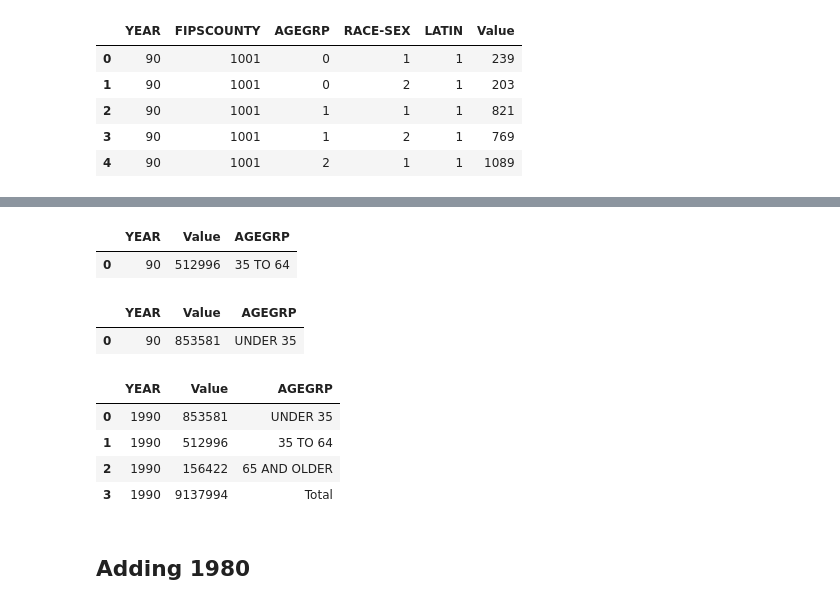
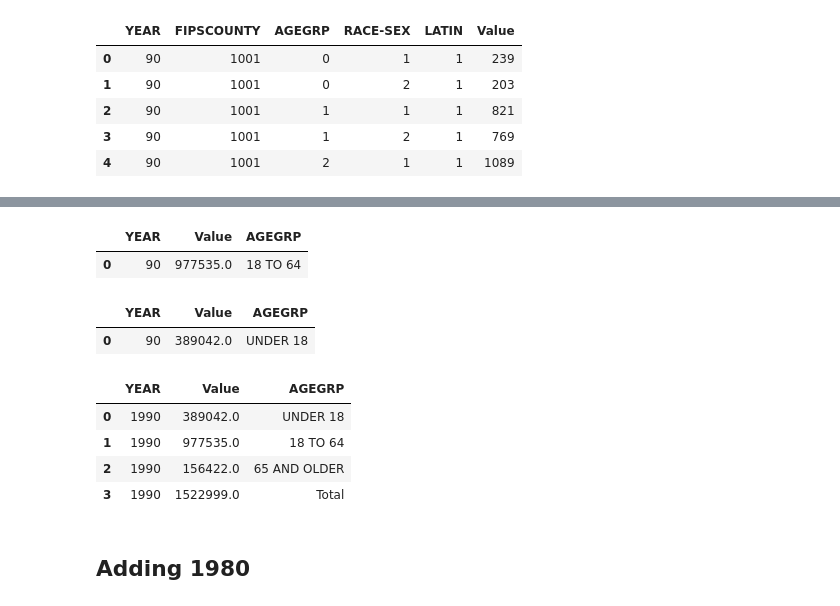
Before and after one commit to olivergwynn/OliverFourthTask, a Jupyter notebook: Task4.ipynb, the cells around one changed output, grey strips where cells are left out. Drawn from its saved outputs; the diff is of its cells as text; code cells hidden in the pictures.

```diff
--- a/Task4.ipynb
+++ b/Task4.ipynb
@@ -230,6 +257,9 @@ added_1990_df = filtered_df.groupby(['YEAR', 'AGEGRP'], as_index=False)['Value']
 
 # Print the combined DataFrame
 print(added_1990_df)
+
+# Sum all values in the "VALUE" column
+total_value_sum = added_1990_df['Value'].sum()
 # %% [output]
     YEAR  AGEGRP   Value
 0     90       0   23969
@@ -269,51 +326,49 @@ over_64_df.head()
 # %%
-# Define the age groups for 35 to 64
-AGE35TO64 = [8, 9, 10,11,12,13]
+# Define the age groups for 18 to 64
+AGE18TO64 = ['18 to 19',5,6,7,8, 9, 10,11,12,13]
 
 # Filter the DataFrame for the specified age groups
-filtered_df_35to64 = added_1990_df[added_1990_df['AGEGRP'].isin(AGE35TO64)]
+filtered_df_18to64 = added_1990_df[added_1990_df['AGEGRP'].isin(AGE18TO64)]
 
 # Group by 'YEAR' and sum 'Value' for each group, creating a new 'AGEGRP' for "35 TO 64"
-age35to64_df = filtered_df_35to64.groupby('YEAR')['Value'].sum().reset_index()
-age35to64_df['AGEGRP'] = '35 TO 64'
+age18to64_df = filtered_df_18to64.groupby('YEAR')['Value'].sum().reset_index()
+age18to64_df['AGEGRP'] = '18 TO 64'
 
-age35to64_df.head()
+age18to64_df.head()
 # %% [output]
 |  | YEAR | Value | AGEGRP |
-| 0 | 90 | 512996 | 35 TO 64 |
+| 0 | 90 | 977535.0 | 18 TO 64 |
 # %%
-AGEUNDER35 = [0,1,2,3,4,5,6,7]
+# Define the age groups for under 18
+AGEUNDER18 = [0,1,2,3,'15 to 17']
 
 # Filter the DataFrame for the specified age groups
-under_35_df = added_1990_df[added_1990_df['AGEGRP'].isin(AGEUNDER35)]
+under_18_df = added_1990_df[added_1990_df['AGEGRP'].isin(AGEUNDER18)]
 
 # Group by 'YEAR' and sum 'Value' for each group, creating a new 'AGEGRP' for "UNDER 35"
-under_35_df = under_35_df.groupby('YEAR')['Value'].sum().reset_index()
-under_35_df['AGEGRP'] = 'UNDER 35'
+under_18_df = under_18_df.groupby('YEAR')['Value'].sum().reset_index()
+under_18_df['AGEGRP'] = 'UNDER 18'
 
-under_35_df.head()
+under_18_df.head()
 # %% [output]
 |  | YEAR | Value | AGEGRP |
-| 0 | 90 | 853581 | UNDER 35 |
+| 0 | 90 | 389042.0 | UNDER 18 |
 # %%
-# Sum all values in the "VALUE" column
-total_value_sum = combined_1990_df['Value'].sum()
-
 # Create a new DataFrame for the row to be added
 new_row_df = pd.DataFrame({'YEAR': [90], 'AGEGRP': ['Total'], 'Value': [total_value_sum]})
 
-combined_1990_df = pd.concat([under_35_df, age35to64_df, over_64_df, new_row_df], ignore_index=True)
+combined_1990_df = pd.concat([under_18_df, age18to64_df, over_64_df, new_row_df], ignore_index=True)
 
 # Change rows where YEAR="90" to YEAR="1990"
 combined_1990_df.loc[combined_1990_df['YEAR'] == 90, 'YEAR'] = 1990
 
 combined_1990_df.head()
 # %% [output]
 |  | YEAR | Value | AGEGRP |
-| 0 | 1990 | 853581 | UNDER 35 |
-| 1 | 1990 | 512996 | 35 TO 64 |
-| 2 | 1990 | 156422 | 65 AND OLDER |
-| 3 | 1990 | 9137994 | Total |
+| 0 | 1990 | 389042.0 | UNDER 18 |
+| 1 | 1990 | 977535.0 | 18 TO 64 |
+| 2 | 1990 | 156422.0 | 65 AND OLDER |
+| 3 | 1990 | 1522999.0 | Total |
 # %% [markdown]
 ## Adding 1980
 # %%
```
Also changed, not shown: parts of 17 cells of this notebook.
